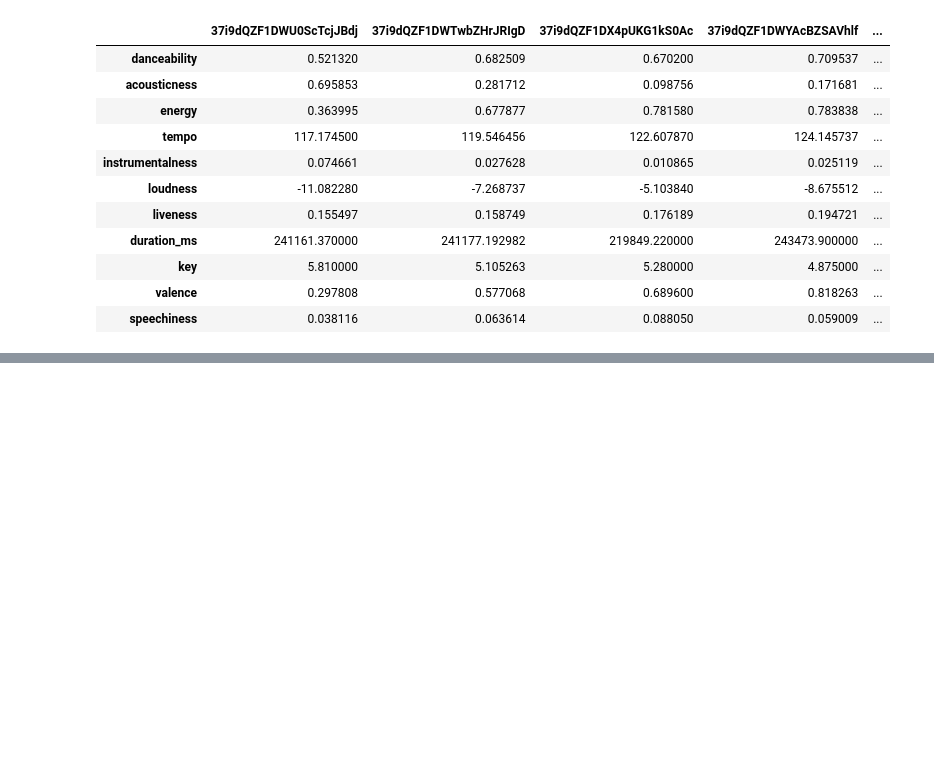
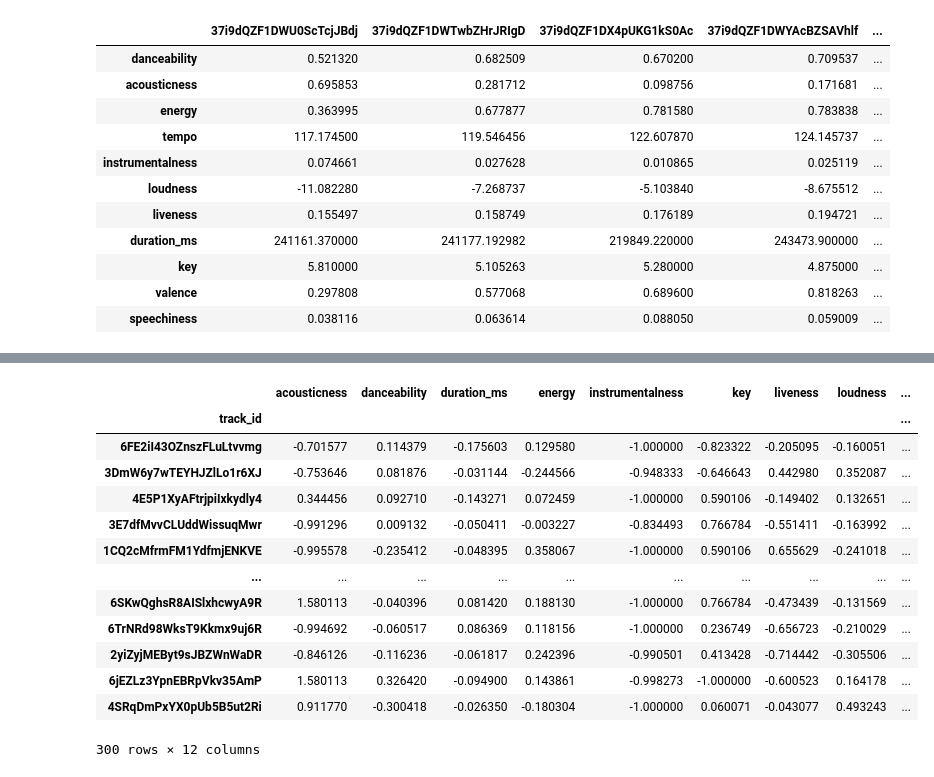
Before and after one commit to malbert131/DJ_NumPY, a Jupyter notebook: Recommender.ipynb, the cells around one changed output, grey strips where cells are left out. Cells and saved outputs as stored; diff of their text form; code cells hidden in the pictures; blank space fills up the shorter version.

```diff
--- a/Recommender.ipynb
+++ b/Recommender.ipynb
@@ -295,0 +352,17 @@ SpotifyException: http status: 401, code:-1 - https://api.spotify.com/v1/playlis
+# %%
+df_main_var
+# %% [output]
+|  | acousticness | danceability | duration_ms | energy | instrumentalness | key | liveness | loudness | ... |
+| track_id |  |  |  |  |  |  |  |  | ... |
+| 6FE2iI43OZnszFLuLtvvmg | -0.701577 | 0.114379 | -0.175603 | 0.129580 | -1.000000 | -0.823322 | -0.205095 | -0.160051 | ... |
+| 3DmW6y7wTEYHJZlLo1r6XJ | -0.753646 | 0.081876 | -0.031144 | -0.244566 | -0.948333 | -0.646643 | 0.442980 | 0.352087 | ... |
+| 4E5P1XyAFtrjpiIxkydly4 | 0.344456 | 0.092710 | -0.143271 | 0.072459 | -1.000000 | 0.590106 | -0.149402 | 0.132651 | ... |
+| 3E7dfMvvCLUddWissuqMwr | -0.991296 | 0.009132 | -0.050411 | -0.003227 | -0.834493 | 0.766784 | -0.551411 | -0.163992 | ... |
+| 1CQ2cMfrmFM1YdfmjENKVE | -0.995578 | -0.235412 | -0.048395 | 0.358067 | -1.000000 | 0.590106 | 0.655629 | -0.241018 | ... |
+| ... | ... | ... | ... | ... | ... | ... | ... | ... | ... |
+| 6SKwQghsR8AISlxhcwyA9R | 1.580113 | -0.040396 | 0.081420 | 0.188130 | -1.000000 | 0.766784 | -0.473439 | -0.131569 | ... |
+| 6TrNRd98WksT9Kkmx9uj6R | -0.994692 | -0.060517 | 0.086369 | 0.118156 | -1.000000 | 0.236749 | -0.656723 | -0.210029 | ... |
+| 2yiZyjMEByt9sJBZWnWaDR | -0.846126 | -0.116236 | -0.061817 | 0.242396 | -0.990501 | 0.413428 | -0.714442 | -0.305506 | ... |
+| 6jEZLz3YpnEBRpVkv35AmP | 1.580113 | 0.326420 | -0.094900 | 0.143861 | -0.998273 | -1.000000 | -0.600523 | 0.164178 | ... |
+| 4SRqDmPxYX0pUb5B5ut2Ri | 0.911770 | -0.300418 | -0.026350 | -0.180304 | -1.000000 | 0.060071 | -0.043077 | 0.493243 | ... |
+300 rows × 12 columns
```
Also changed, not shown: parts of 10 cells of this notebook.
